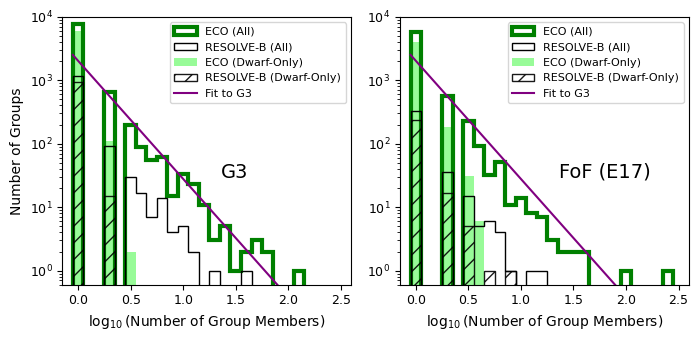
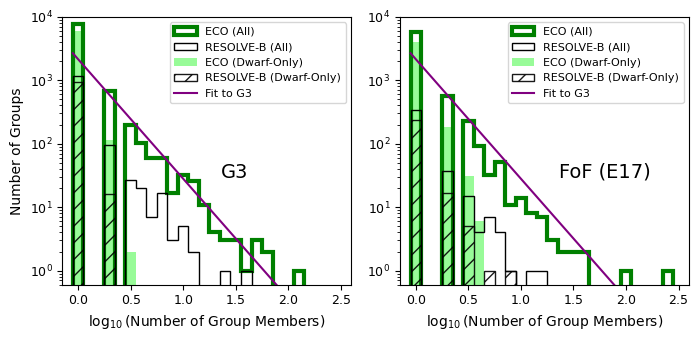
The notebook cell's code change between the first figure and the second:
--- before
+++ after
@@ -48,10 +48,10 @@
          bins=logbinv,log=True, label='ECO (All)', histtype='step', linewidth=3, color='green')
 # ax4.hist(fof.multiplicity_function(ecodr2.grp_e17[ecodr2.grp_e17>0], return_by_galaxy=False), bins=binv, log=True, label='ECO (All)', histtype='step', linewidth=3, color='green')
-ax4.hist(np.log10(fof.multiplicity_function(np.array(resolvedata.grp_e17[(resolvedata.f_b==1)&(resolvedata.absrmag<-17.)]), return_by_galaxy=False)),\
+ax4.hist(np.log10(fof.multiplicity_function(np.array(rese17_.grp_e17[(resolvedata.f_b==1)&(resolvedata.absrmag<-17.)]), return_by_galaxy=False)),\
          bins=logbinv, log=True, label='RESOLVE-B (All)', histtype='step', color='k')
 fofdwarfonly = ecodr2[(ecodr2.grp_e17!=-99.)].groupby('grp_e17').filter(lambda grp_e17:(grp_e17.absrmag>-19.5).all())
 ax4.hist(np.log10(fof.multiplicity_function(np.array(fofdwarfonly.grp_e17), return_by_galaxy=False)),\
          bins=logbinv, log=True, histtype='stepfilled', color='palegreen', label='ECO (Dwarf-Only)')
-fofdwarfonly = resolvedata[(resolvedata.absrmag<-17.)&(resolvedata.f_b==1)].groupby('grp_e17').filter(lambda grp_e17:(grp_e17.absrmag>-19.5).all())
+fofdwarfonly = rese17_[(rese17_.absrmag<-17.)&(rese17_.f_b==1)].groupby('grp_e17').filter(lambda grp_e17:(grp_e17.absrmag>-19.5).all())
 ax4.hist(np.log10(fof.multiplicity_function(np.array(fofdwarfonly.grp_e17), return_by_galaxy=False)),\
          bins=logbinv, log=True, histtype='step', color='k', alpha=0.9, hatch='//', label='RESOLVE-B (Dwarf-Only)')

Commit: commiting everything as it was at the time of resubmission